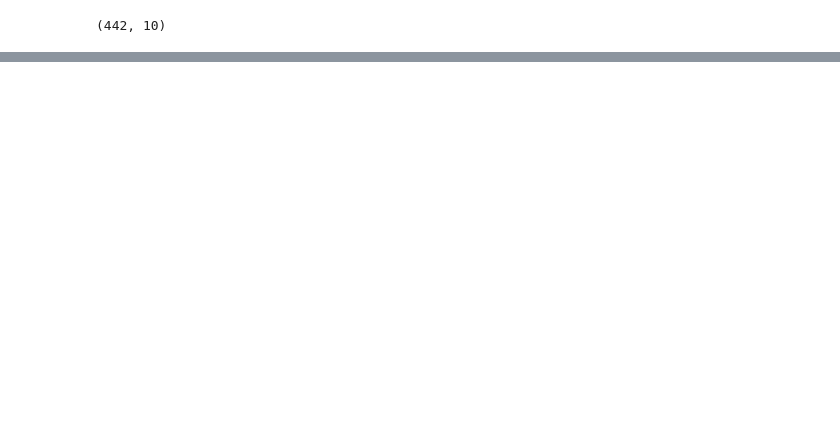
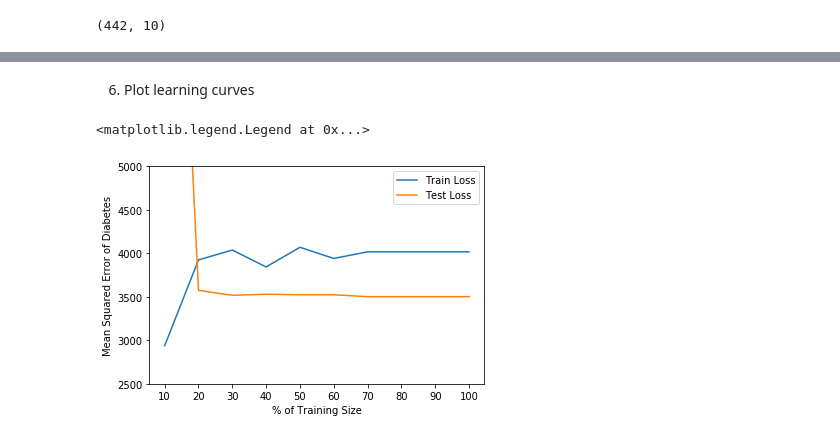
Before and after one commit to mrzzy/mlbootcamp, a Jupyter notebook: practicals/day_1/practical_1_1/diabetes.ipynb, the cells around one changed output, grey strips where cells are left out. Drawn from its saved outputs; the diff is of its cells as text; code cells hidden in the pictures; blank space fills up the shorter version.

Commit message:
Slight amendment to Diabetes

```diff
--- a/practicals/day_1/practical_1_1/diabetes.ipynb
+++ b/practicals/day_1/practical_1_1/diabetes.ipynb
@@ -60,0 +114,3 @@ train_ages, test_ages, train_risks, test_risks = train_test_split(
+# %%
+model = LinearRegression()
+model.fit(bmis_train, risks_train)
@@ -60,0 +193,3 @@ train_ages, test_ages, train_risks, test_risks = train_test_split(
+# %%
+poly_features = PolynomialFeatures(degree=5)
+bmis_poly = poly_features.fit_transform(bmis.reshape((442,1)))
@@ -60,0 +198,7 @@ train_ages, test_ages, train_risks, test_risks = train_test_split(
+# %%
+bmis_train, bmis_test, risks_train, risks_test = train_test_split(
+    bmis_poly, diabetes_risks,
+    test_size=0.3,
+    shuffle=True,
+    random_state=56
+)
@@ -60,0 +209,3 @@ train_ages, test_ages, train_risks, test_risks = train_test_split(
+# %%
+model = LinearRegression()
+model.fit(bmis_train, risks_train)
@@ -60,0 +244,38 @@ train_ages, test_ages, train_risks, test_risks = train_test_split(
+# %% [markdown]
+6. Plot learning curves
+# %%
+train_scores = []
+test_scores = []
+
+for i in np.arange(0.1, 1.1, 0.1):
+    # 442 can be substituted for len(X_train)
+    train_size = int(442 * i)
+    X_train = bmis_train[:train_size]
+    X_test = bmis_test
+    y_train = risks_train[:train_size]
+    y_test = risks_test
+
+    model = LinearRegression()
+    model.fit(X_train, y_train)
+    y_train_pred = model.predict(X_train)
+    y_test_pred = model.predict(X_test)
+
+    train_mse = mean_squared_error(y_train_pred, y_train)
+    test_mse = mean_squared_error(y_test_pred, y_test)
+
+    train_scores.append(train_mse)
+    test_scores.append(test_mse)
+
+plt.plot(train_scores, label="Train Loss")
+plt.plot(test_scores, label="Test Loss")
+
+plt.ylabel('Mean Squared Error of Diabetes')
+plt.xlabel('% of Training Size')
+
+plt.xticks(range(10), (np.arange(0.1, 1.1, 0.1) * 100).astype(int))
+plt.ylim(2500, 5000)
+
+plt.legend()
+# %% [output]
+<matplotlib.legend.Legend at 0x...>
+[figure, added]
```
Also changed, not shown: parts of 60 cells of this notebook, 1 other file.
